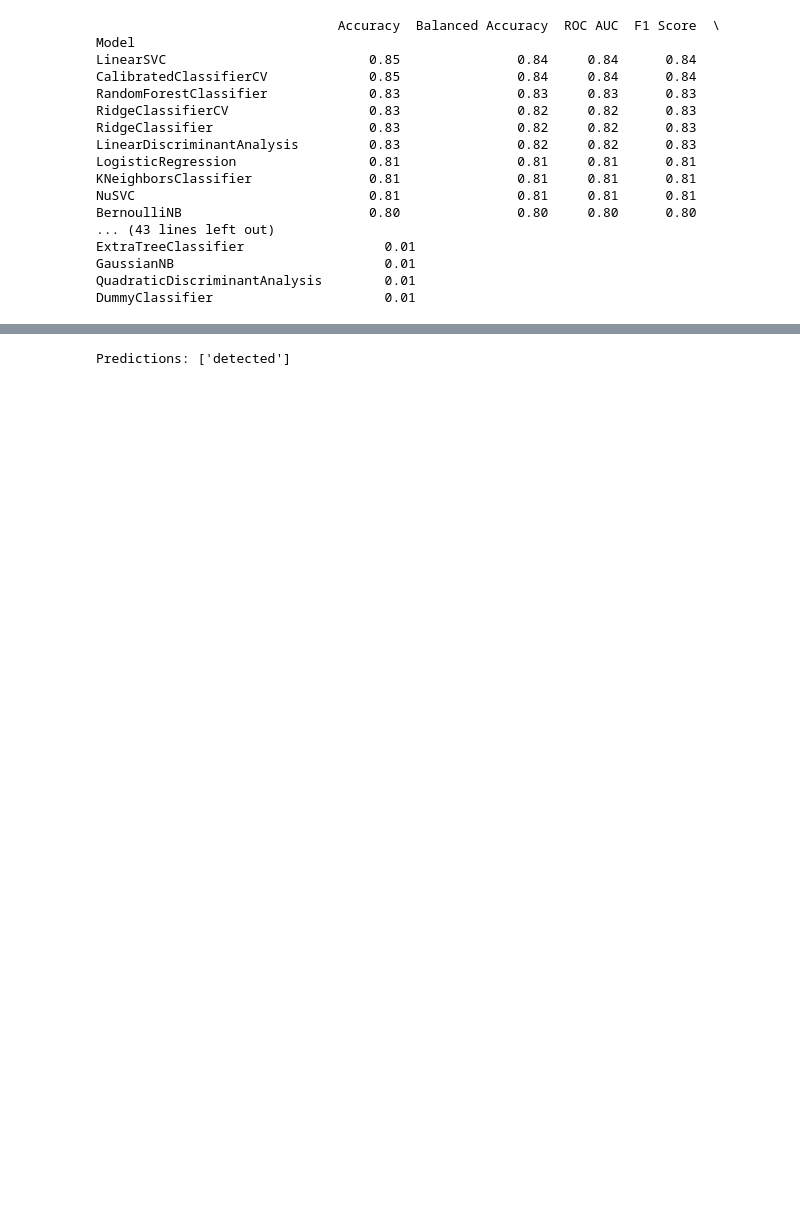
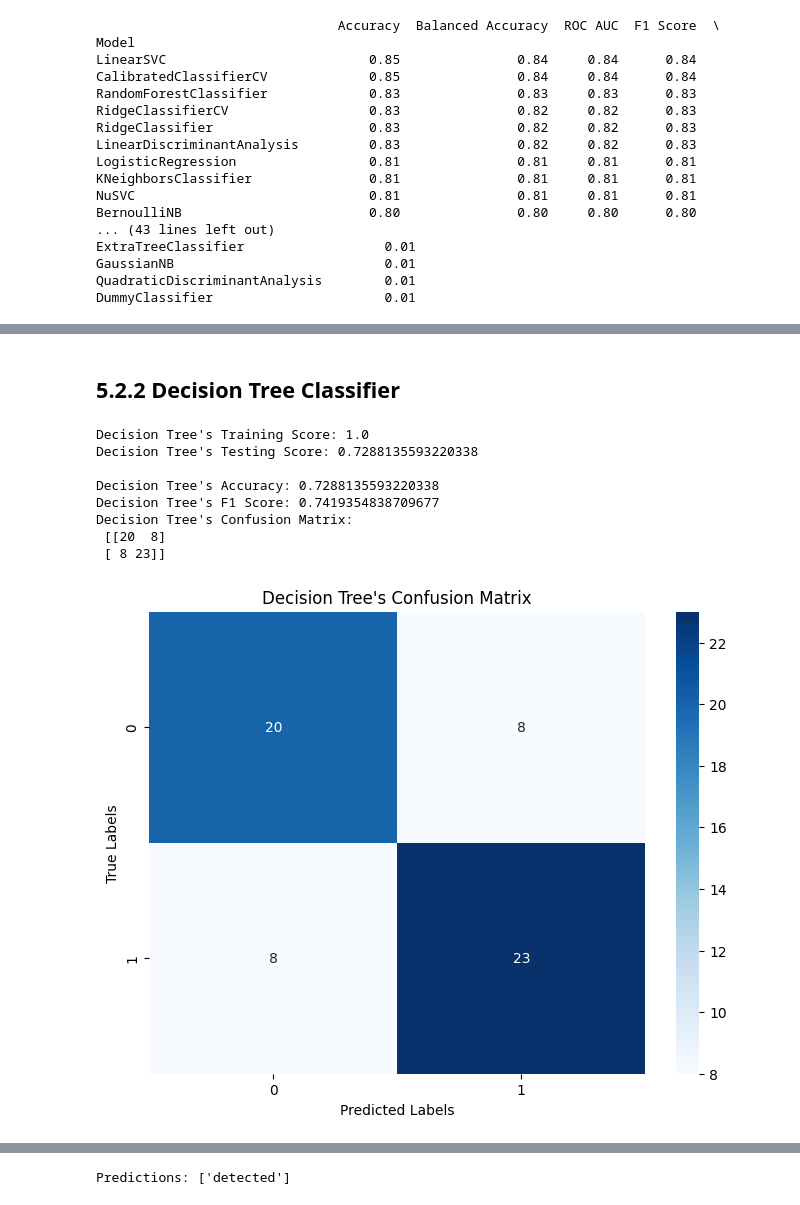
Before and after one commit to karhong-sam/project-wqd7003-ds-analysis, a Jupyter notebook: heart-analysis.ipynb, the cells around one changed output, grey strips where cells are left out. Cells and saved outputs as stored; diff of their text form; code cells hidden in the pictures; blank space fills up the shorter version.

```diff
--- a/heart-analysis.ipynb
+++ b/heart-analysis.ipynb
@@ -831,0 +912,19 @@ From the scatter plots, 'resting_blood_pressure', 'cholestrol' and 'depression_l
+# %%
+# read the transformed data
+df_clf = pd.read_csv('dataset/Heart_transform.csv')
+
+# separate features and target variable
+X = df_clf.drop('target', axis=1)
+y = df_clf['target']
+
+# print out the shape
+print("features' shape:", X.shape)
+print("target's shape:", y.shape)
+
+# split data into train and test sets
+X_train, X_test, y_train, y_test = train_test_split(X, y, test_size=0.2, random_state=42)
+
+print("\nX_train's shape:", X.shape)
+print("X_test's shape:", y.shape)
+print("y_train's shape:", X.shape)
+print("y_test's shape:", y.shape)
@@ -910,0 +973,44 @@ Confusion Matrix:
+# %% [markdown]
+## **5.2.2 Decision Tree Classifier**
+# %%
+# initialize decision tree classifier
+dt_clf = DecisionTreeClassifier(random_state=42)
+
+# fit the model using the training data
+dt_clf.fit(X_train, y_train)
+
+# make predictions using the test data
+y_pred = dt_clf.predict(X_test)
+
+dttrain_score = dt_clf.score(X_train, y_train)
+dttest_score = dt_clf.score(X_test, y_test)
+
+print("Decision Tree's Training Score:", dttrain_score)
+print("Decision Tree's Testing Score:", dttest_score)
+
+# evaluate the model using accuracy, f1 score, and confusion matrix
+acc_dt = accuracy_score(y_test, y_pred)
+f1_dt = f1_score(y_test, y_pred)
+cm = confusion_matrix(y_test, y_pred)
+
+print("\nDecision Tree's Accuracy:", acc_dt)
+print("Decision Tree's F1 Score:", f1_dt)
+print("Decision Tree's Confusion Matrix:\n", cm)
+
+# Plotting the confusion matrix
+plt.figure(figsize=(8, 6))
+sns.heatmap(cm, annot=True, cmap='Blues', fmt='g')
+plt.title("Decision Tree's Confusion Matrix")
+plt.xlabel("Predicted Labels")
+plt.ylabel("True Labels")
+plt.show()
+# %% [output]
+Decision Tree's Training Score: 1.0
+Decision Tree's Testing Score: 0.7288135593220338
+
+Decision Tree's Accuracy: 0.7288135593220338
+Decision Tree's F1 Score: 0.7419354838709677
+Decision Tree's Confusion Matrix:
+ [[20  8]
+ [ 8 23]]
+[figure, added]
```
Also changed, not shown: parts of 27 cells of this notebook.
